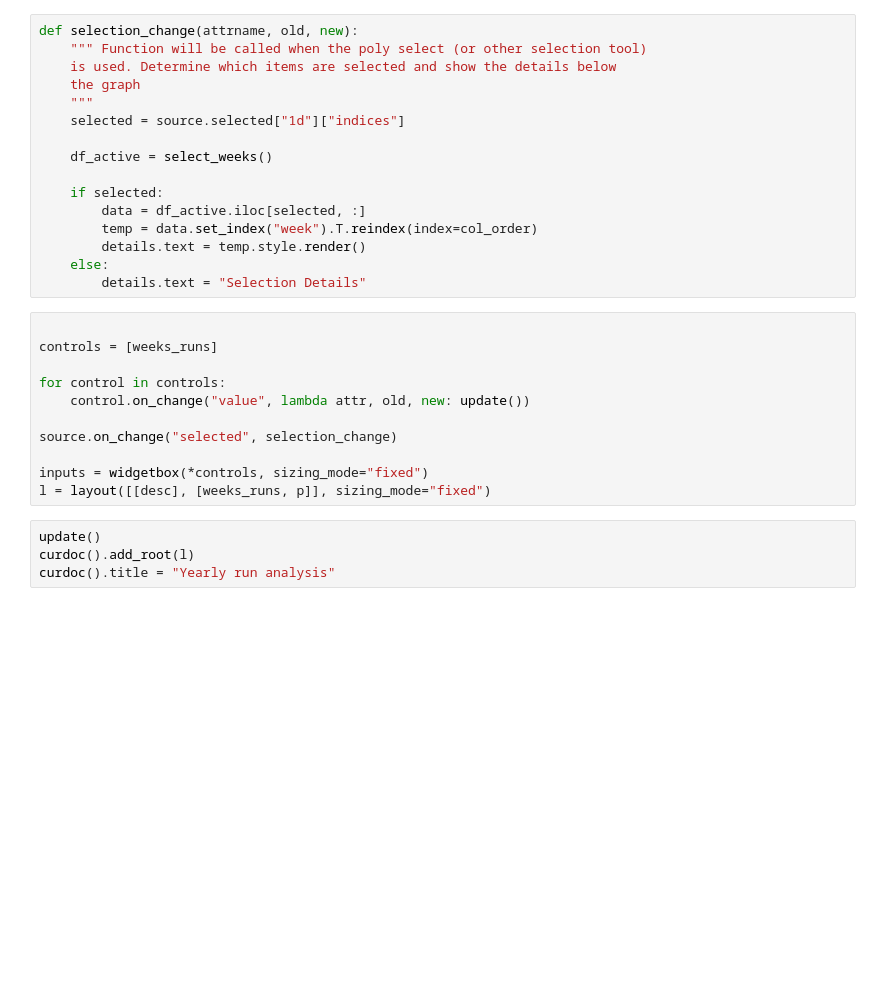
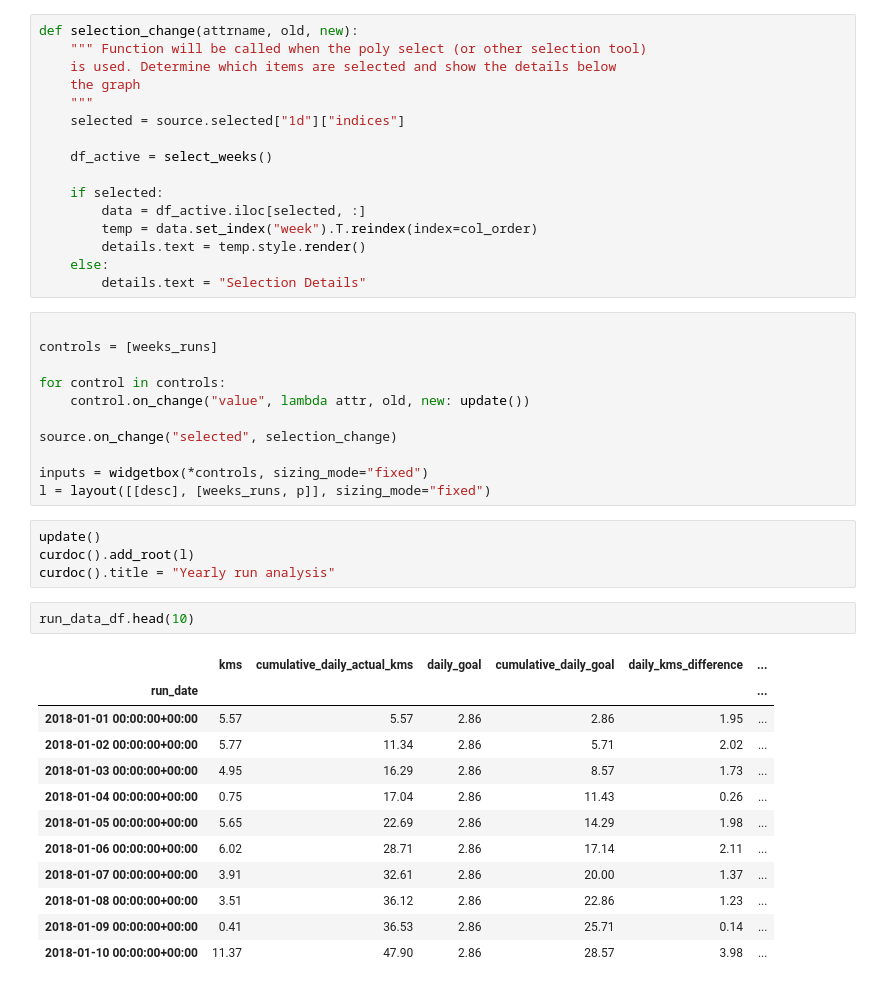
Before and after one commit to johnkbyrne/one-thousand-miles, a Jupyter notebook: strava_interactivity.ipynb, the cells around one changed output. Cells and saved outputs as stored; diff of their text form; blank space fills up the shorter version.

```diff
--- a/strava_interactivity.ipynb
+++ b/strava_interactivity.ipynb
@@ -112,3 +112,18 @@ l = layout([[desc], [weeks_runs, p]], sizing_mode="fixed")
 update()
 curdoc().add_root(l)
 curdoc().title = "Yearly run analysis"
+# %%
+run_data_df.head(10)
+# %% [output]
+|  | kms | cumulative_daily_actual_kms | daily_goal | cumulative_daily_goal | daily_kms_difference | ... |
+| run_date |  |  |  |  |  | ... |
+| 2018-01-01 00:00:00+00:00 | 5.57 | 5.57 | 2.86 | 2.86 | 1.95 | ... |
+| 2018-01-02 00:00:00+00:00 | 5.77 | 11.34 | 2.86 | 5.71 | 2.02 | ... |
+| 2018-01-03 00:00:00+00:00 | 4.95 | 16.29 | 2.86 | 8.57 | 1.73 | ... |
+| 2018-01-04 00:00:00+00:00 | 0.75 | 17.04 | 2.86 | 11.43 | 0.26 | ... |
+| 2018-01-05 00:00:00+00:00 | 5.65 | 22.69 | 2.86 | 14.29 | 1.98 | ... |
+| 2018-01-06 00:00:00+00:00 | 6.02 | 28.71 | 2.86 | 17.14 | 2.11 | ... |
+| 2018-01-07 00:00:00+00:00 | 3.91 | 32.61 | 2.86 | 20.00 | 1.37 | ... |
+| 2018-01-08 00:00:00+00:00 | 3.51 | 36.12 | 2.86 | 22.86 | 1.23 | ... |
+| 2018-01-09 00:00:00+00:00 | 0.41 | 36.53 | 2.86 | 25.71 | 0.14 | ... |
+| 2018-01-10 00:00:00+00:00 | 11.37 | 47.90 | 2.86 | 28.57 | 3.98 | ... |
```
Also changed, not shown: parts of 1 cell of this notebook, 7 other files.
